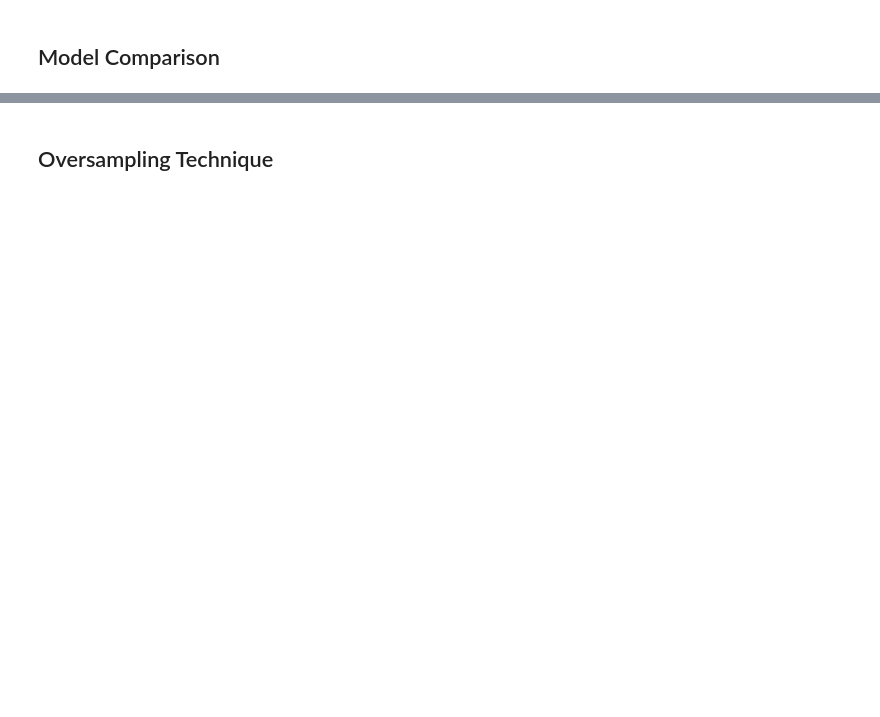
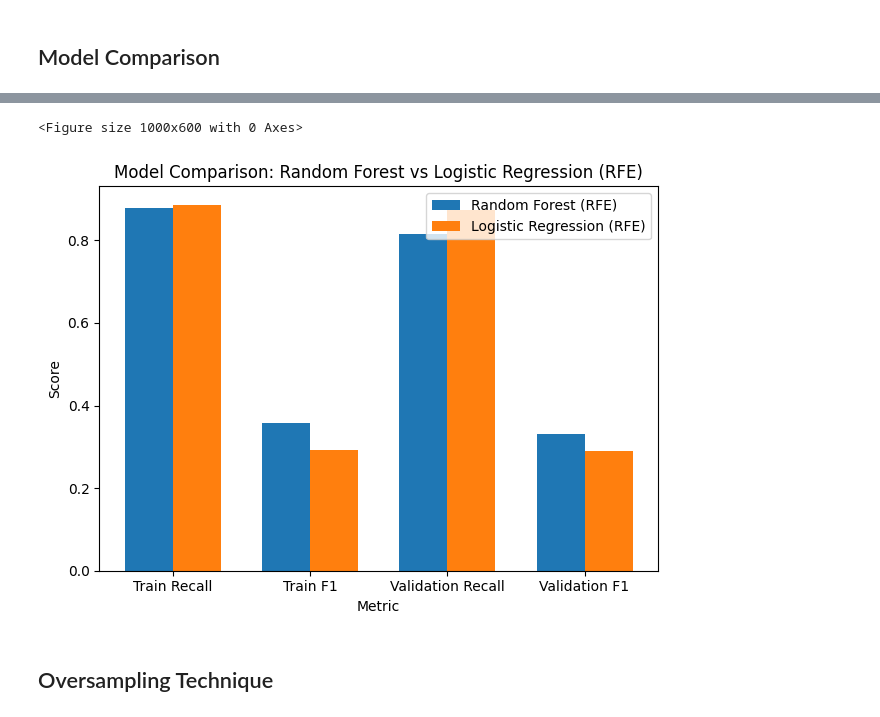
Before and after one commit to camilouribeg/DS4I-Project, a Jupyter notebook: notebooks/modeling_results.ipynb, the cells around one changed output, grey strips where cells are left out. Cells and saved outputs as stored; diff of their text form; code cells hidden in the pictures; blank space fills up the shorter version.

```diff
--- a/notebooks/modeling_results.ipynb
+++ b/notebooks/modeling_results.ipynb
@@ -664,2 +835,37 @@ Name: 10, dtype: object
+# %%
+from matplotlib import pyplot as plt
+import numpy as np
+plt.figure(figsize=(10, 6))
+
+# Set the metrics (x-axis) and values from the DataFrame
+metrics = comparison_df['Metric']
+rf_values = comparison_df['Random Forest (RFE)']
+rfe_values = comparison_df['Logistic Regression (RFE)']
+
+# Set the position for the bars
+bar_width = 0.35
+index = np.arange(len(metrics))
+
+# Create the plot
+fig, ax = plt.subplots()
+
+# Plot the bars for Random Forest and Logistic Regression
+bar1 = ax.bar(index, rf_values, bar_width, label='Random Forest (RFE)')
+bar2 = ax.bar(index + bar_width, rfe_values, bar_width, label='Logistic Regression (RFE)')
+
+# Add labels, title, and ticks
+ax.set_xlabel('Metric')
+ax.set_ylabel('Score')
+ax.set_title('Model Comparison: Random Forest vs Logistic Regression (RFE)')
+ax.set_xticks(index + bar_width / 2)
+ax.set_xticklabels(metrics)
+ax.legend()
+
+# Display the plot
+plt.tight_layout()
+plt.show()
+# %% [output]
+<Figure size 1000x600 with 0 Axes>
+[figure, added]
 # %% [markdown]
 ## Oversampling Technique
```
Also changed, not shown: parts of 10 cells of this notebook, 1 other file.
